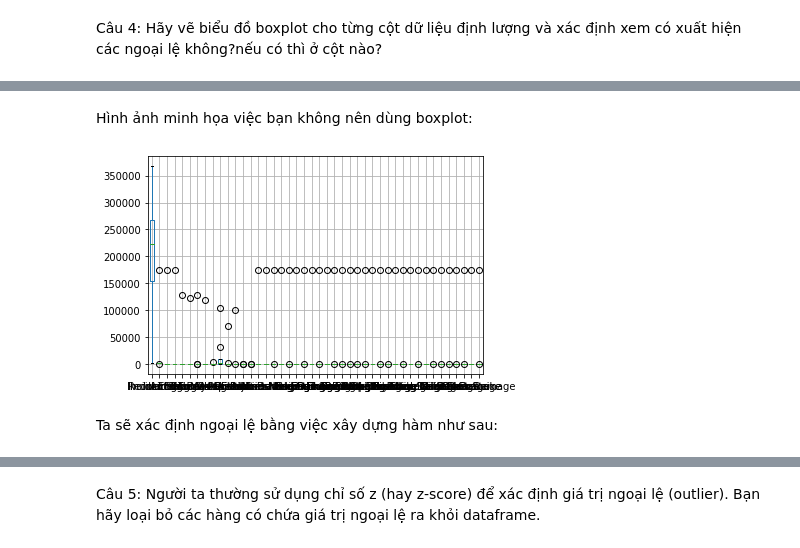
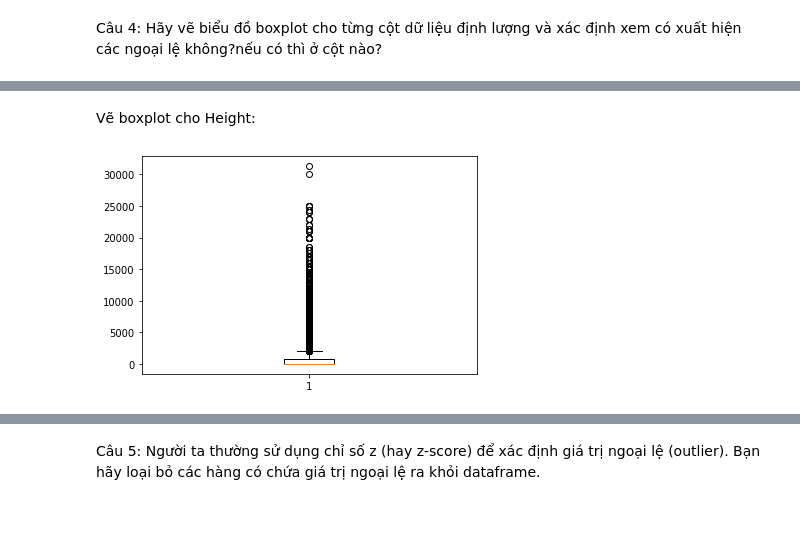
Before and after one commit to LBQTrung/Python-exercise, a Jupyter notebook: Pandas_Exercises_04.ipynb, the cells around one changed output, grey strips where cells are left out. Cells and saved outputs as stored; diff of their text form; code cells hidden in the pictures; blank space fills up the shorter version.

```diff
--- a/Pandas_Exercises_04.ipynb
+++ b/Pandas_Exercises_04.ipynb
@@ -115,8 +163,0 @@ Có 2 nguyên nhân ta sẽ không vẽ biểu đồ boxplot để xác định
-# %% [markdown]
-Hình ảnh minh họa việc bạn không nên dùng boxplot:
-# %%
-df.describe().boxplot();
-# %% [output]
-[figure, removed]
-# %% [markdown]
-Ta sẽ xác định ngoại lệ bằng việc xây dựng hàm như sau:
@@ -133,0 +164,7 @@ def define_cols_has_outlier(data, num_data):
+# %% [markdown]
+Vẽ boxplot cho Height:
+# %%
+height = df["Height"].dropna()
+plt.boxplot(height);
+# %% [output]
+[figure, added]
```
Also changed, not shown: parts of 71 cells of this notebook.
